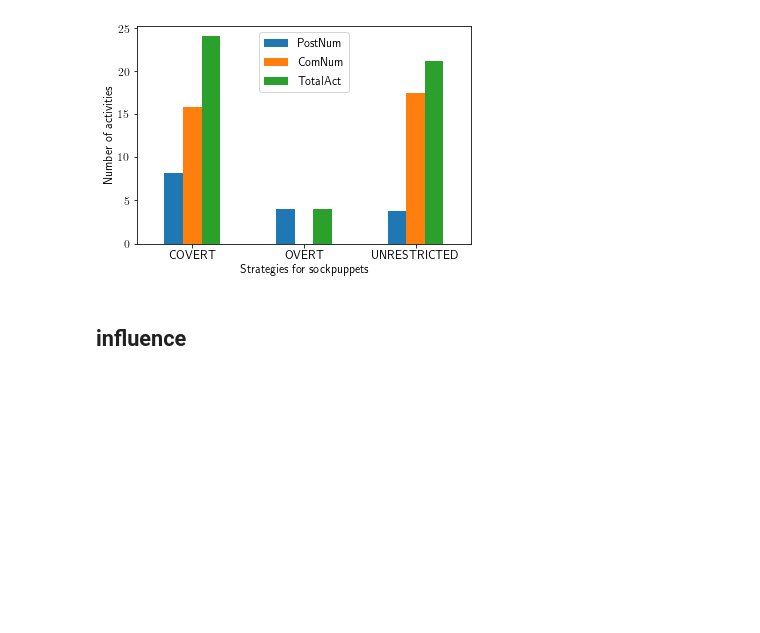
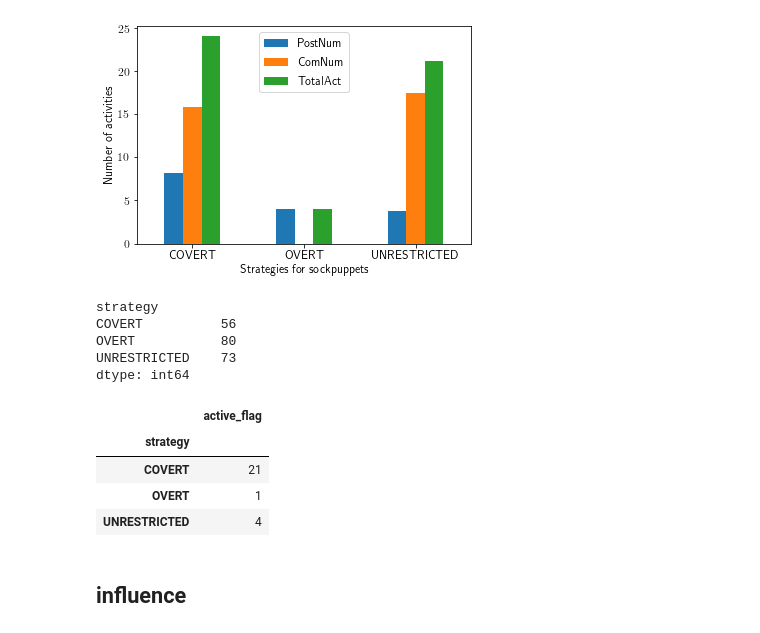
Before and after one commit to ruiliu310/dartpost-research, a Jupyter notebook: data_analytics.ipynb, the cells around one changed output. Drawn from its saved outputs; the diff is of its cells as text; code cells hidden in the pictures; blank space fills up the shorter version.

```diff
--- a/data_analytics.ipynb
+++ b/data_analytics.ipynb
@@ -223,6 +223,22 @@ df_users_act[df_active_index][["strategy", "PostNum", "ComNum", "TotalAct"]].gro
 # %% [output]
 <AxesSubplot:xlabel='Strategies for sockpuppets', ylabel='Number of activities'>
 [figure]
+# %%
+df_users_act[df_all_index][["strategy", "active_flag"]].groupby("strategy").size()
+# %% [output]
+strategy
+COVERT          56
+OVERT           80
+UNRESTRICTED    73
+dtype: int64
+# %%
+df_users_act[df_all_index][["strategy", "active_flag"]].groupby("strategy").sum()
+# %% [output]
+|  | active_flag |
+| strategy |  |
+| COVERT | 21 |
+| OVERT | 1 |
+| UNRESTRICTED | 4 |
 # %% [markdown]
 ## influence
 # %%
```
Also changed, not shown: parts of 15 cells of this notebook.
